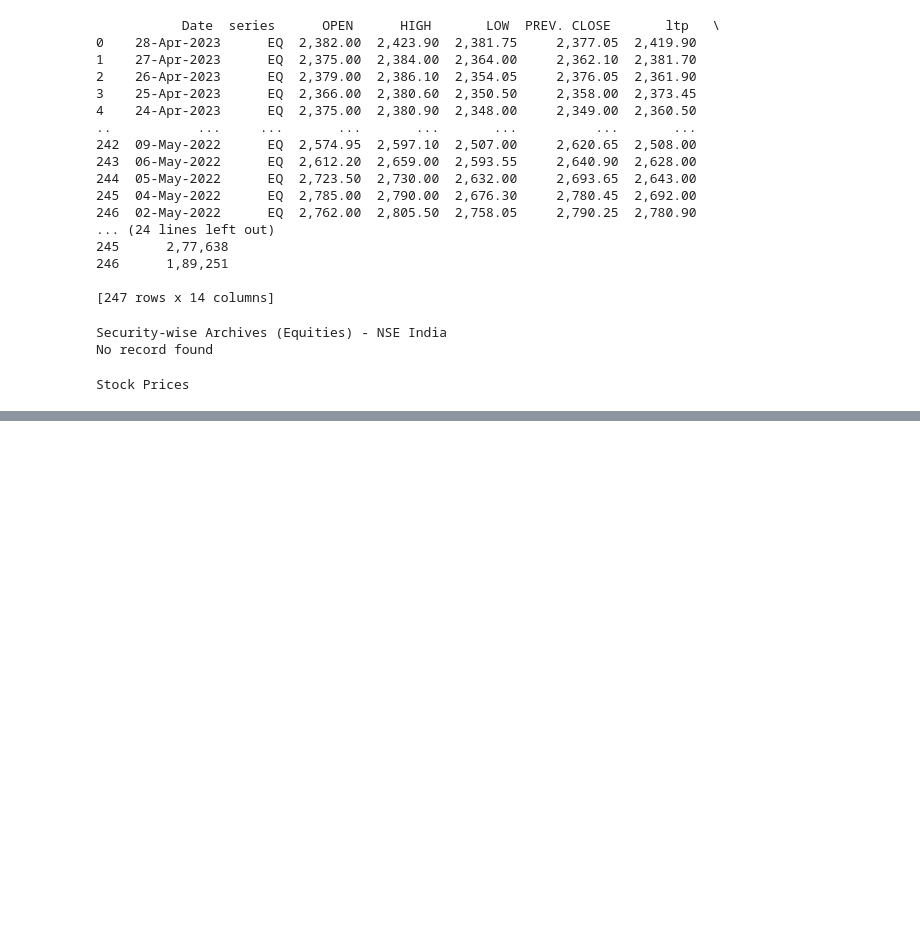
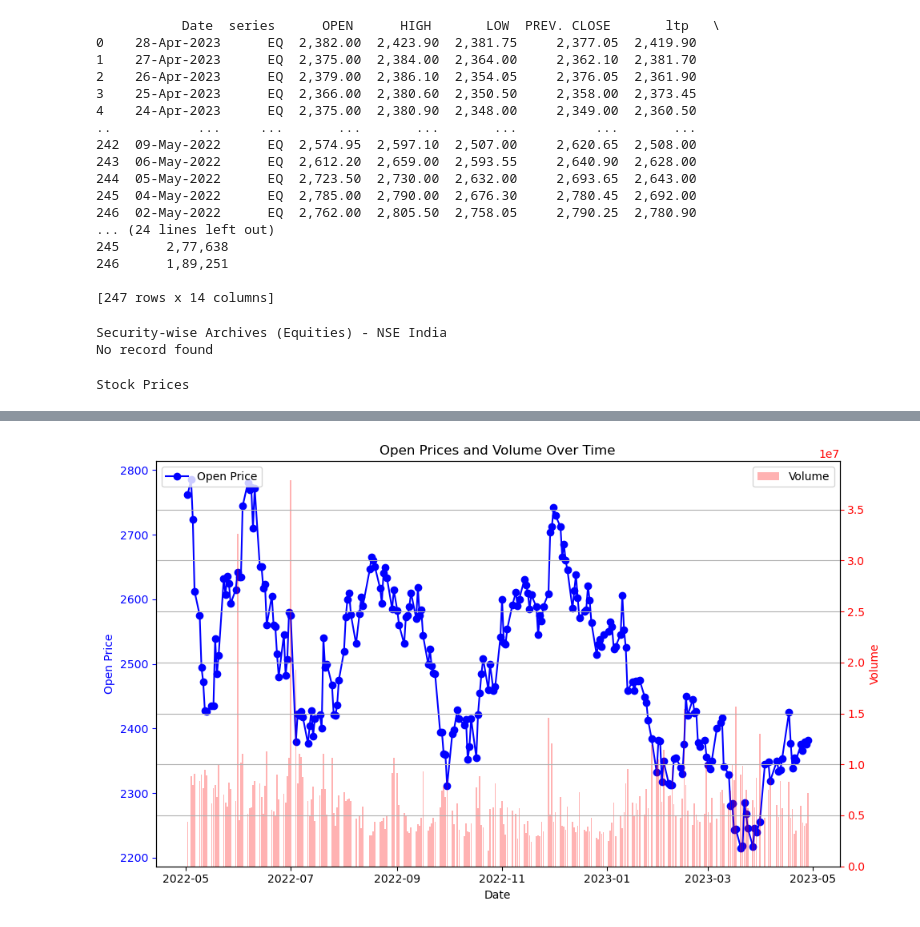
Before and after one commit to RonakUpasham/CS699-Project, a Jupyter notebook: stock_scraping.ipynb, the cells around one changed output, grey strips where cells are left out. Saved outputs shown, nothing was run; the diff lists cells and outputs as text; code cells hidden in the pictures; blank space fills up the shorter version.

```diff
--- a/stock_scraping.ipynb
+++ b/stock_scraping.ipynb
@@ -238,0 +266,32 @@ Stock Prices
+# %%
+import pandas as pd
+import matplotlib.pyplot as plt
+
+df['Date '] = pd.to_datetime(df['Date '], format='%d-%b-%Y')
+
+#df['OPEN '] = pd.to_numeric(df['OPEN '].str.replace(',', ''), errors='coerce')
+
+df['VOLUME '] = pd.to_numeric(df['VOLUME '].str.replace(',', ''), errors='coerce')
+
+fig, ax1 = plt.subplots(figsize=(10, 6))
+
+ax1.plot(df['Date '], df['OPEN '], marker='o', linestyle='-', color='b', label='Open Price')
+ax1.set_xlabel('Date')
+ax1.set_ylabel('Open Price', color='b')
+ax1.tick_params('y', colors='b')
+ax1.legend(loc='upper left')
+
+ax2 = ax1.twinx()
+ax2.bar(df['Date '], df['VOLUME '], alpha=0.3, color='r', label='Volume')
+ax2.set_ylabel('Volume', color='r')
+ax2.tick_params('y', colors='r')
+ax2.legend(loc='upper right')
+
+plt.title('Open Prices and Volume Over Time')
+plt.xticks(rotation=45)
+plt.grid(True)
+
+plt.tight_layout()
+plt.show()
+# %% [output]
+[figure, added]
```
Also changed, not shown: parts of 11 cells of this notebook.
